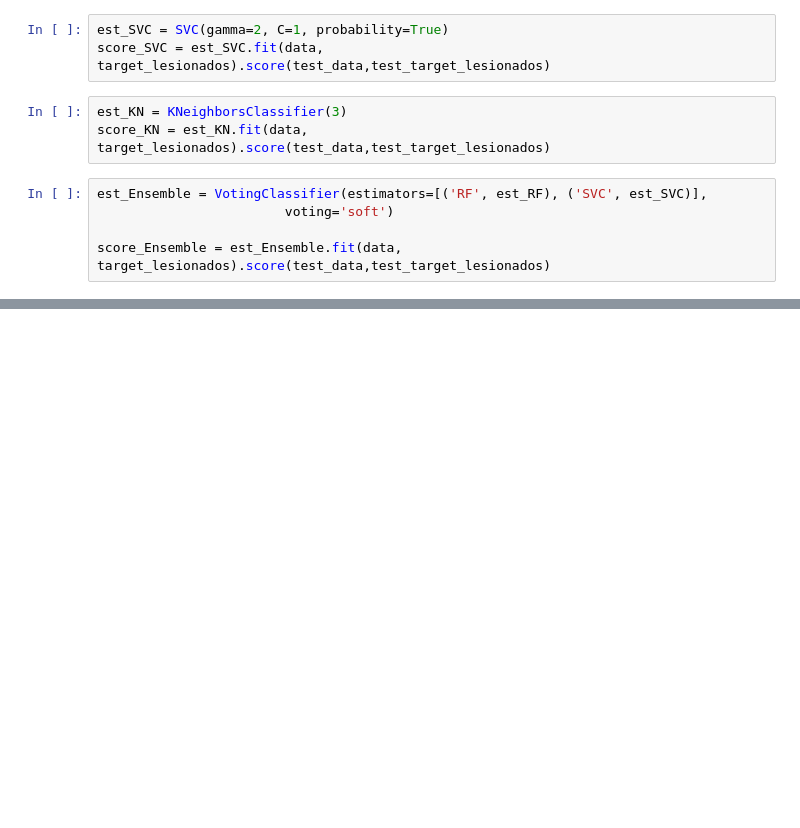
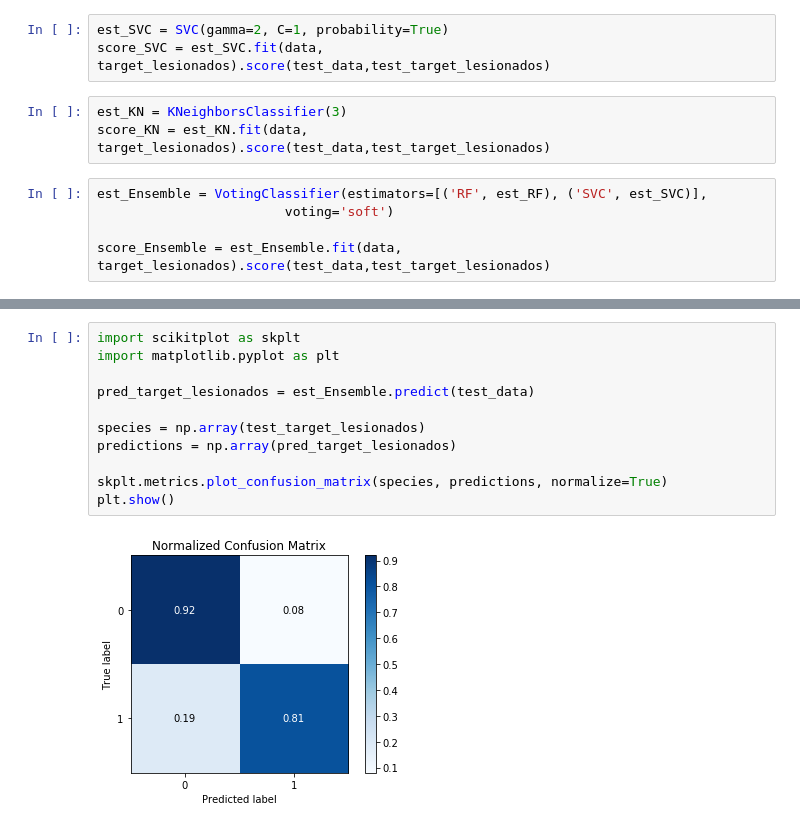
Before and after one commit to alexsem/Control-De-Transito, a Jupyter notebook: Prediccion de Lesionados en Incidentes de transito.ipynb, the cells around one changed output, grey strips where cells are left out. Cells and saved outputs as stored; diff of their text form; blank space fills up the shorter version.

Commit message:
Agregando graficas
ROC y confusion_matrix

```diff
--- a/Prediccion de Lesionados en Incidentes de transito.ipynb
+++ b/Prediccion de Lesionados en Incidentes de transito.ipynb
@@ -302,0 +303,13 @@ K-Neighbours score: 0.7843438219493477
+# %%
+import scikitplot as skplt
+import matplotlib.pyplot as plt
+
+pred_target_lesionados = est_Ensemble.predict(test_data)
+
+species = np.array(test_target_lesionados)
+predictions = np.array(pred_target_lesionados)
+
+skplt.metrics.plot_confusion_matrix(species, predictions, normalize=True)
+plt.show()
+# %% [output]
+[figure, added]
```
Also changed, not shown: parts of 9 cells of this notebook, 1 other file.
